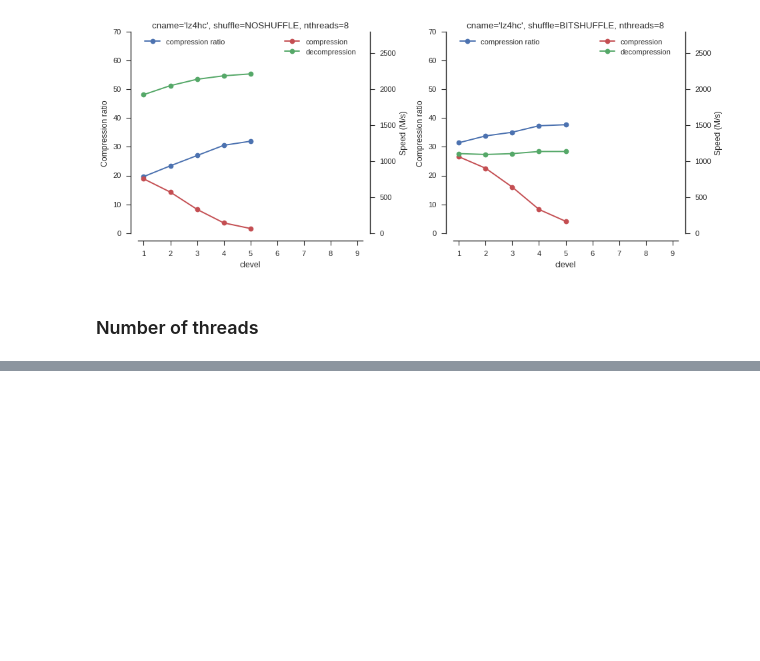
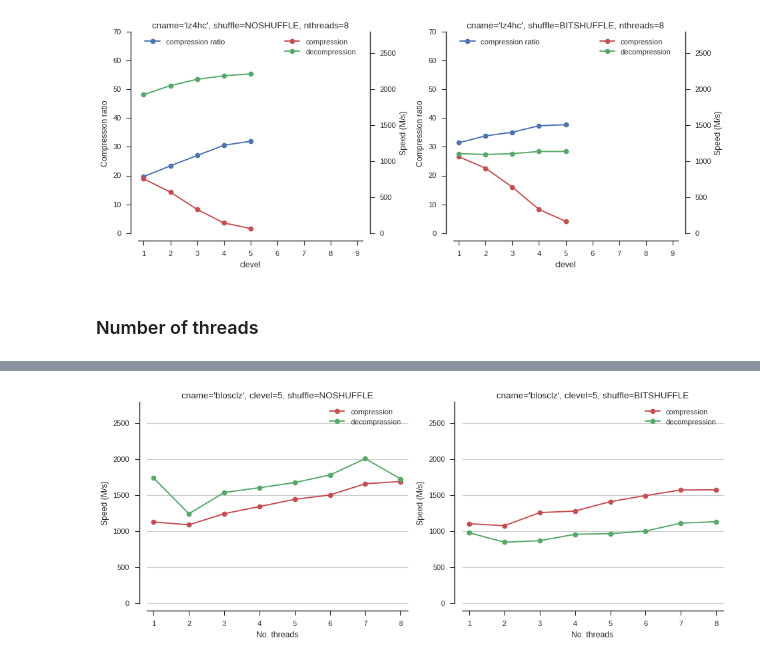
Before and after one commit to alimanfoo/alimanfoo.github.io, a Jupyter notebook: _posts/2016-09-21-genotype-compression-benchmark.ipynb, the cells around one changed output, grey strips where cells are left out. Saved outputs shown, nothing was run; the diff lists cells and outputs as text; code cells hidden in the pictures; blank space fills up the shorter version.

```diff
--- a/_posts/2016-09-21-genotype-compression-benchmark.ipynb
+++ b/_posts/2016-09-21-genotype-compression-benchmark.ipynb
@@ -476,0 +557,4 @@ fig_blosc_bench('lz4hc', 8, clevels=range(1, 6))
+# %%
+fig_blosc_bench_nthreads('blosclz', 5)
+# %% [output]
+[figure, added]
```
Also changed, not shown: parts of 22 cells of this notebook, 10 other files.
